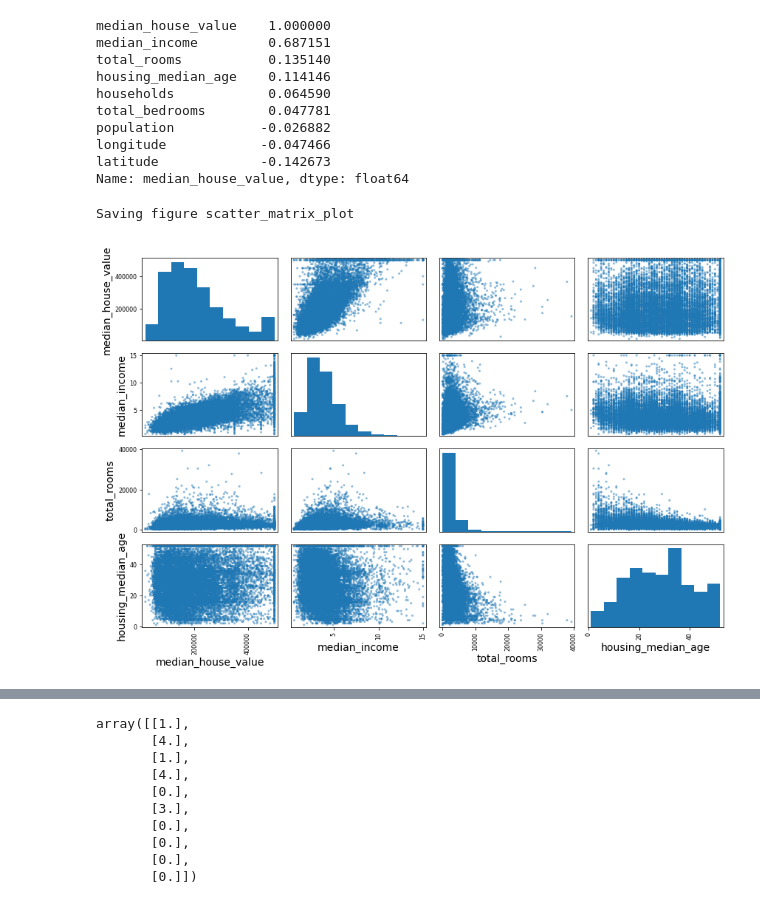
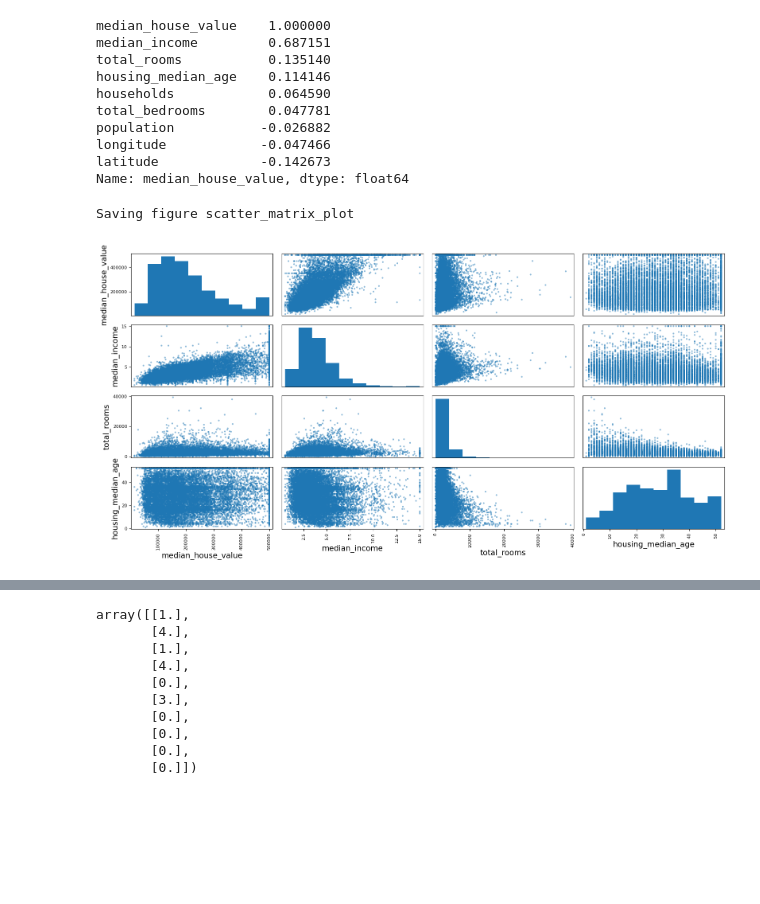
Before and after one commit to adameadows/Hands-on_ML_book_Adam, a Jupyter notebook: Chapter 2/Housing.ipynb, the cells around one changed output, grey strips where cells are left out. Saved outputs shown, nothing was run; the diff lists cells and outputs as text; code cells hidden in the pictures; blank space fills up the shorter version.

```diff
--- a/Chapter 2/Housing.ipynb
+++ b/Chapter 2/Housing.ipynb
@@ -233,6 +316,5 @@ for set_ in (strat_train_set, strat_test_set):
 # %%
 # Following text, but don't like the overwrite of the original "housing" data set at this point,
-# so created a new _original variable
-housing_original=housing.copy()
-housing = strat_train_set.copy()
+# so I created a new data set called housing_tr
+housing_tr = strat_train_set.copy()
 # %%
@@ -299,13 +383,13 @@ longitude            -0.047466
 latitude             -0.142673
 Name: median_house_value, dtype: float64
 # %%
-# from pandas.tools.plotting import scatter_matrix # For older versions of Pandas
+
 from pandas.plotting import scatter_matrix
 
 attributes = ["median_house_value", "median_income", "total_rooms",
               "housing_median_age"]
-scatter_matrix(housing[attributes], figsize=(12, 8))
+scatter_matrix(housing_tr[attributes], figsize=(16, 8))
 save_fig("scatter_matrix_plot")
 # %% [output]
 Saving figure scatter_matrix_plot
-[figure, old version]
+[figure, new version]
```
Also changed, not shown: parts of 86 cells of this notebook, 2 other files.
